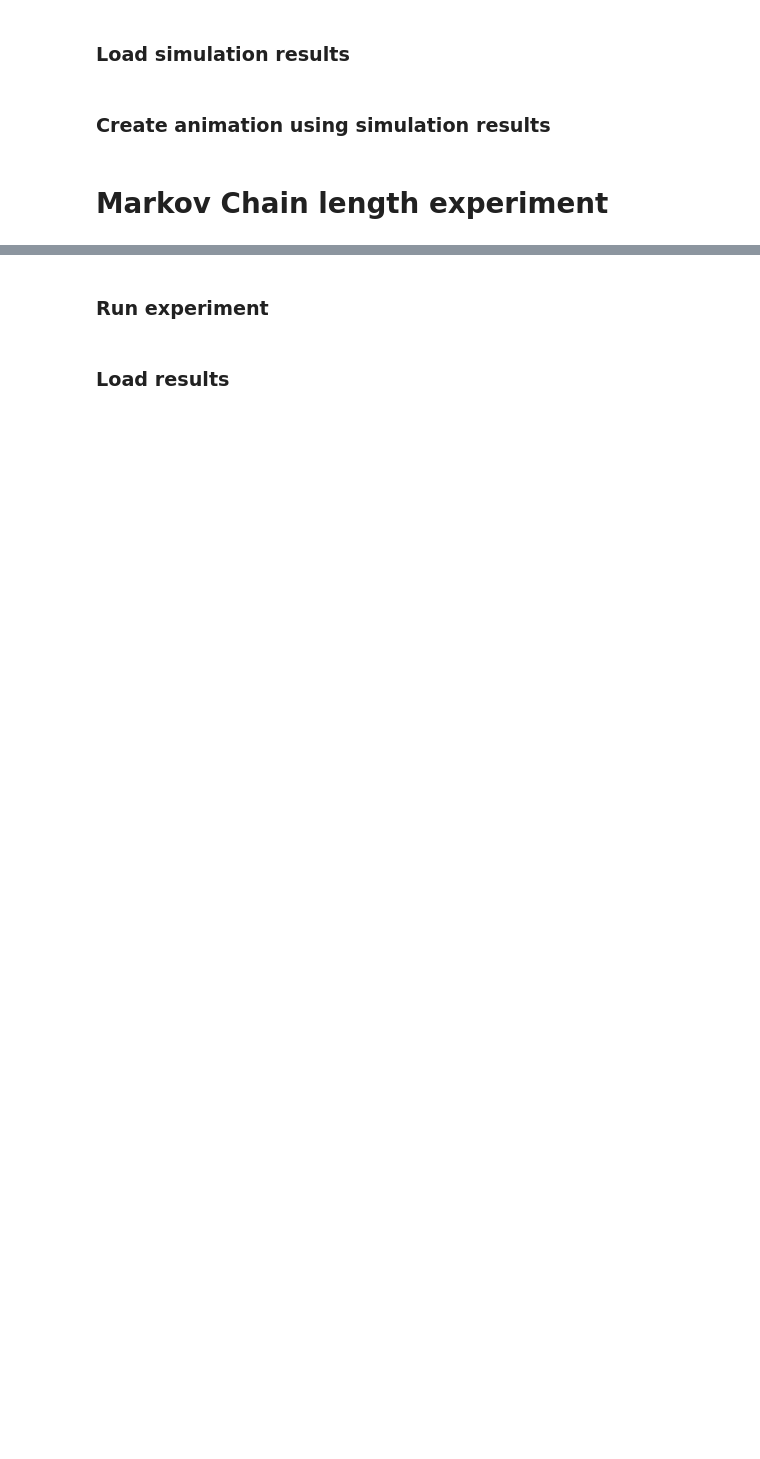
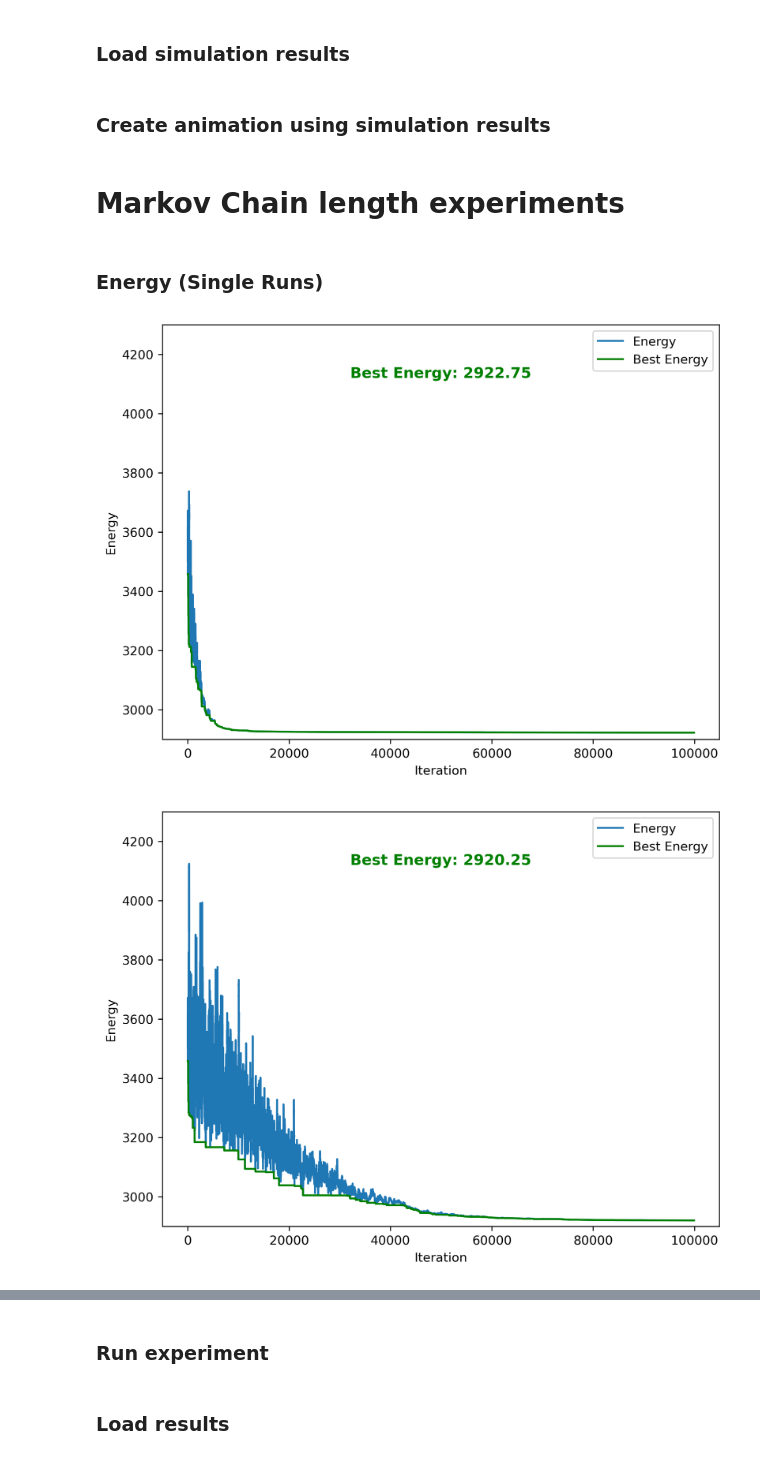
Before and after one commit to Koekoek1337/stochSim3, a Jupyter notebook: electricPotentialEnergy.ipynb, the cells around one changed output, grey strips where cells are left out. Cells and saved outputs as stored; diff of their text form; code cells hidden in the pictures; blank space fills up the shorter version.

```diff
--- a/electricPotentialEnergy.ipynb
+++ b/electricPotentialEnergy.ipynb
@@ -70,4 +69,36 @@ ani = animation.FuncAnimation(fig, update, frames=len(saved_states), interval=20
 
 ani.save(f"{filename}.mp4", fps=50)
 # %% [markdown]
-# Markov Chain length experiment
+# Markov Chain length experiments
+# %% [markdown]
+### Energy (Single Runs)
+# %%
+n_particles = 50
+max_iters = 100000
+initial_temp = 100
+alpha = 0.99
+max_step = 2
+chain_lengths = [10, 100, 1000]  # Chain lengths to experiment with
+# %%
+for j, chain_length in enumerate(chain_lengths):
+
+    plt.figure(figsize=(8, 6))
+
+    system = pe.Coulomb(n_particles, seed=2)
+    scheme = pe.geometricCooling(initial_temp, alpha)
+    optimized_system, energy = pe.simulatedAnnealing(system, chain_length, max_iters, scheme, max_step)
+    best_energy = np.minimum.accumulate(energy)[-1]
+
+    plt.plot(energy[100:-1], label="Energy")
+    plt.plot(np.minimum.accumulate(energy[100:-1]), label="Best Energy", color='green')
+    plt.text(0.5, 0.9, f"Best Energy: {best_energy:.2f}", ha='center', va='top', transform=plt.gca().transAxes, fontsize=12, color='green', fontweight='bold', backgroundcolor='white')
+
+    plt.legend()
+    plt.ylim(2900, 4300)
+    plt.xlabel("Iteration")
+    plt.ylabel("Energy")
+
+    plt.show()
+# %% [output]
+[figure, added]
+[figure, added]
```
Also changed, not shown: parts of 11 cells of this notebook, 7 other files.
